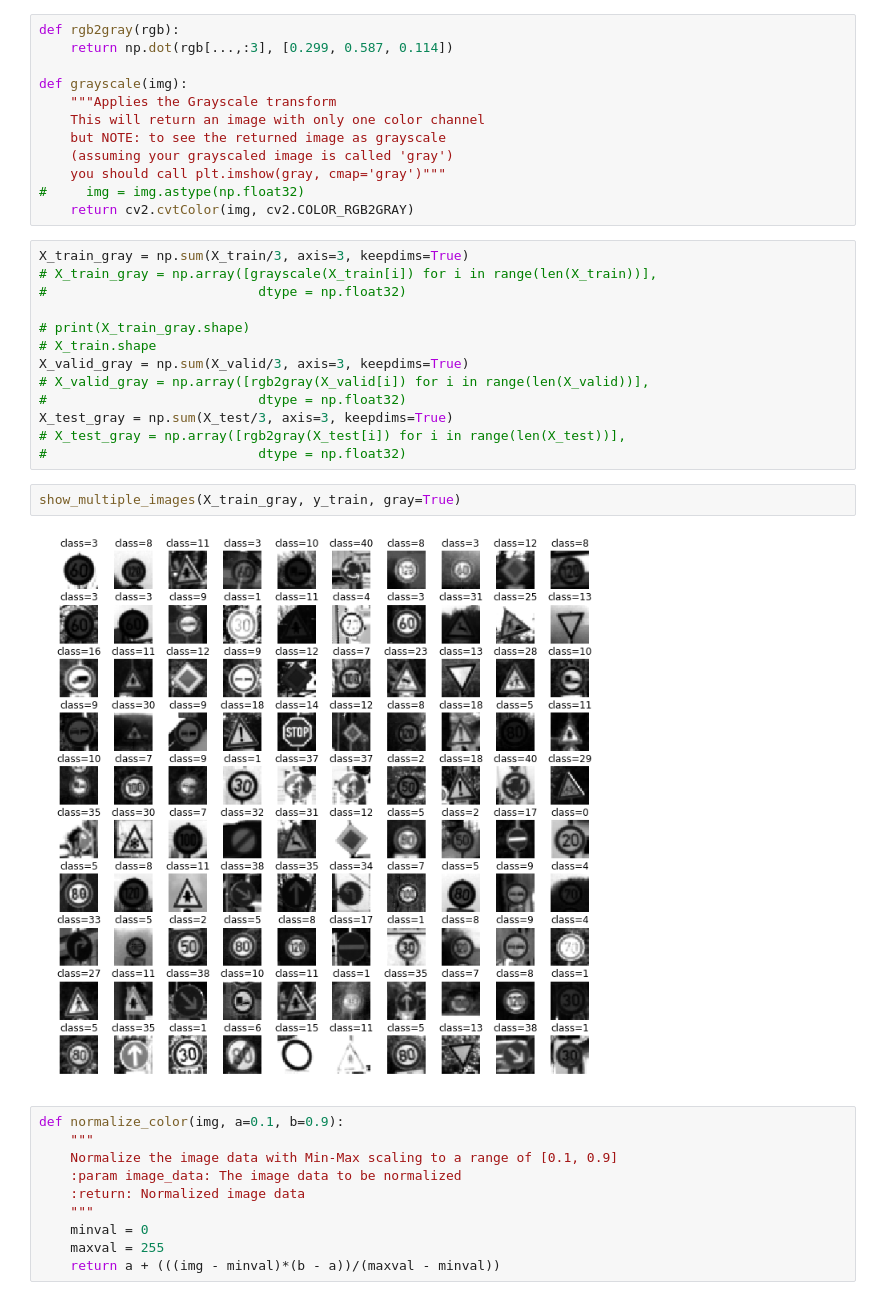
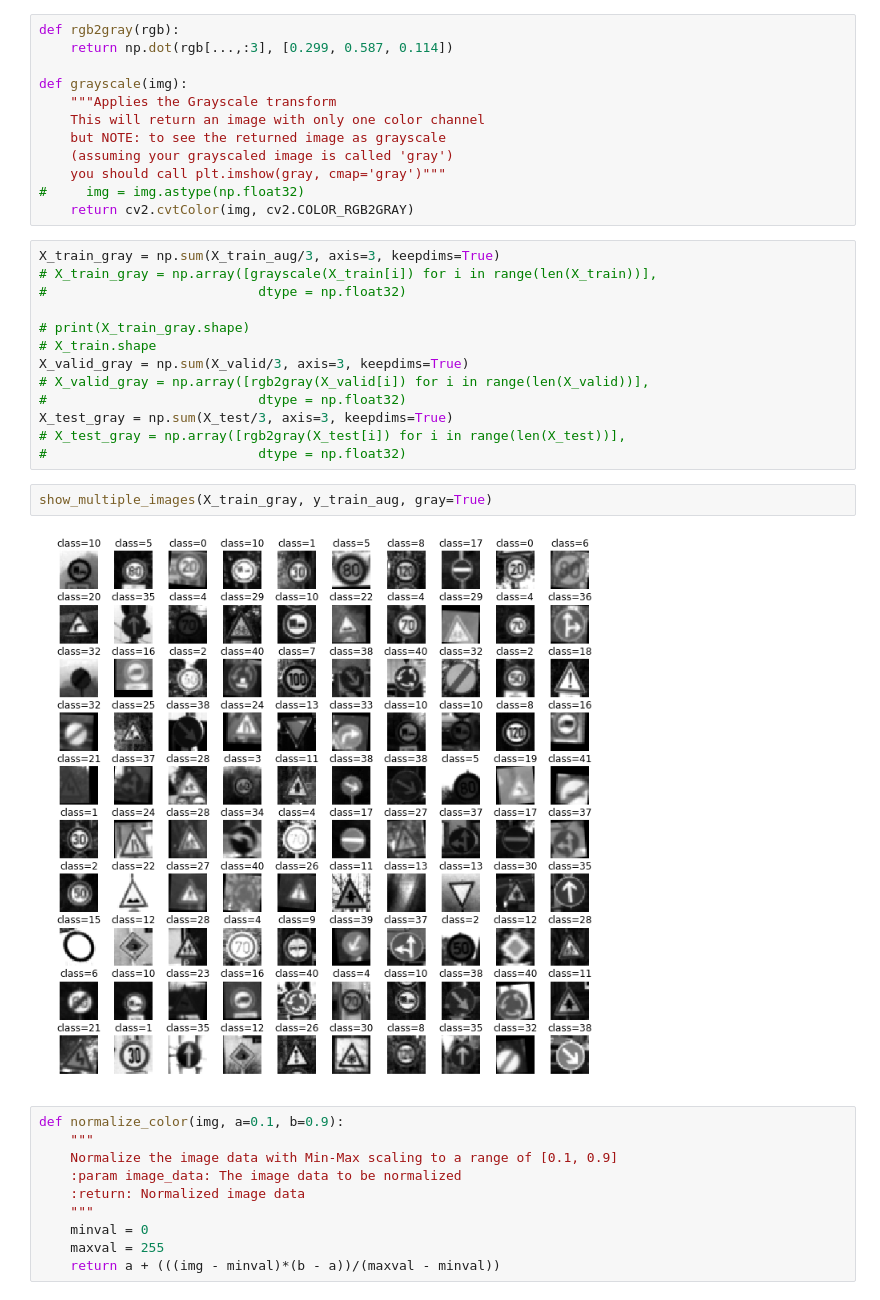
Before and after one commit to var7/CarND-Traffic-Sign-Classifier-Project, a Jupyter notebook: Traffic_Sign_Classifier.ipynb, the cells around one changed output. Saved outputs shown, nothing was run; the diff lists cells and outputs as text.

```diff
--- a/Traffic_Sign_Classifier.ipynb
+++ b/Traffic_Sign_Classifier.ipynb
@@ -323,7 +362,7 @@ def grayscale(img):
 #     img = img.astype(np.float32)
     return cv2.cvtColor(img, cv2.COLOR_RGB2GRAY)
 # %%
-X_train_gray = np.sum(X_train/3, axis=3, keepdims=True)
+X_train_gray = np.sum(X_train_aug/3, axis=3, keepdims=True)
 # X_train_gray = np.array([grayscale(X_train[i]) for i in range(len(X_train))],
 #                           dtype = np.float32)
 
@@ -336,9 +375,9 @@ X_test_gray = np.sum(X_test/3, axis=3, keepdims=True)
 # X_test_gray = np.array([rgb2gray(X_test[i]) for i in range(len(X_test))],
 #                           dtype = np.float32)
 # %%
-show_multiple_images(X_train_gray, y_train, gray=True)
+show_multiple_images(X_train_gray, y_train_aug, gray=True)
 # %% [output]
-[figure, old version]
+[figure, new version]
 # %%
 def normalize_color(img, a=0.1, b=0.9):
     """
```
Also changed, not shown: parts of 5 cells of this notebook.
